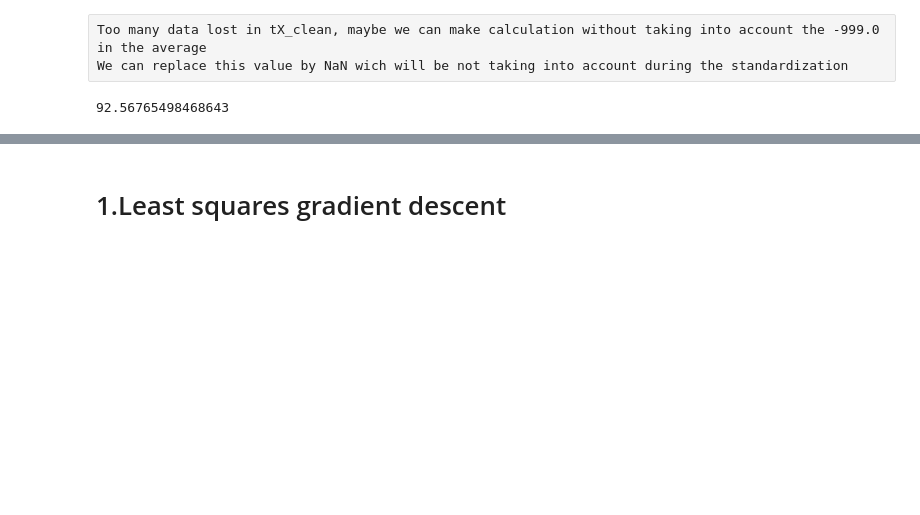
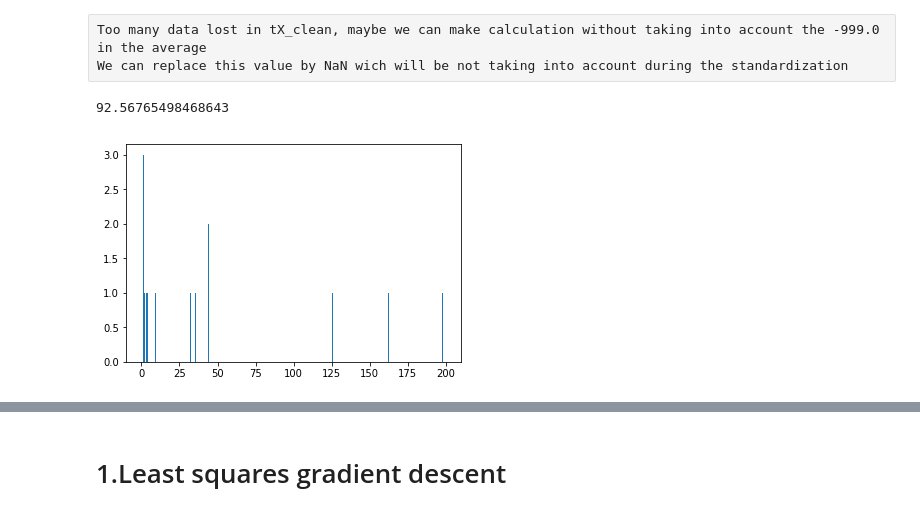
Before and after one commit to LanctuitEmma/ML_Project1, a Jupyter notebook: scripts/project1.ipynb, the cells around one changed output, grey strips where cells are left out. Cells and saved outputs as stored; diff of their text form; code cells hidden in the pictures; blank space fills up the shorter version.

```diff
--- a/scripts/project1.ipynb
+++ b/scripts/project1.ipynb
@@ -38,14 +43,32 @@ def standardize_NAN(tX):
                 tX_nan[i,j] = np.nan
     return (standardize(tX_nan))
 
+def without_NAN(tX):
+    tX_nan = tX.copy()
+    for i in range(tX.shape[0]):
+        for j in range(tX.shape[1]):
+            if (tX_nan[i,j] == -999.0):
+                tX_nan[i,j] = np.nan
+    return tX_nan
 
-tX_nan, mean_x_nan, std_x_nan = standardize_NAN(tX)
 
 # Tout les nans (correspondant a des valeurs non connues) sont remplacés par la moyenne de la colonnes
-means_cols = np.nanmean(tX_nan,axis=1)
-for row in range(0,tX_nan.shape[0]):
-    for col in range(0,tX_nan.shape[1]):
-        if np.isnan(tX_nan[row,col]):
-            tX_nan[row,col]=means_cols[col]
+def replace_mean(tX_nan):
+    means_cols = np.nanmean(tX_nan,axis=1)
+    for row in range(0,tX_nan.shape[0]):
+        for col in range(0,tX_nan.shape[1]):
+            if np.isnan(tX_nan[row,col]):
+                tX_nan[row,col]=means_cols[col]
+    return (tX_nan)
+
+tX_ns = without_NAN(tX)
+tX_nan, mean_x_nan, std_x_nan = standardize_NAN(tX)
+tX_nan = replace_mean(tX_nan)
 # %% [output]
 92.56765498468643
+# %%
+#COL DER_mass_MMC
+plt.hist(tX_ns[2], range = (0,200), bins =400)
+plt.show()
+# %% [output]
+[figure, added]
```
Also changed, not shown: parts of 8 cells of this notebook, 1 other file.
